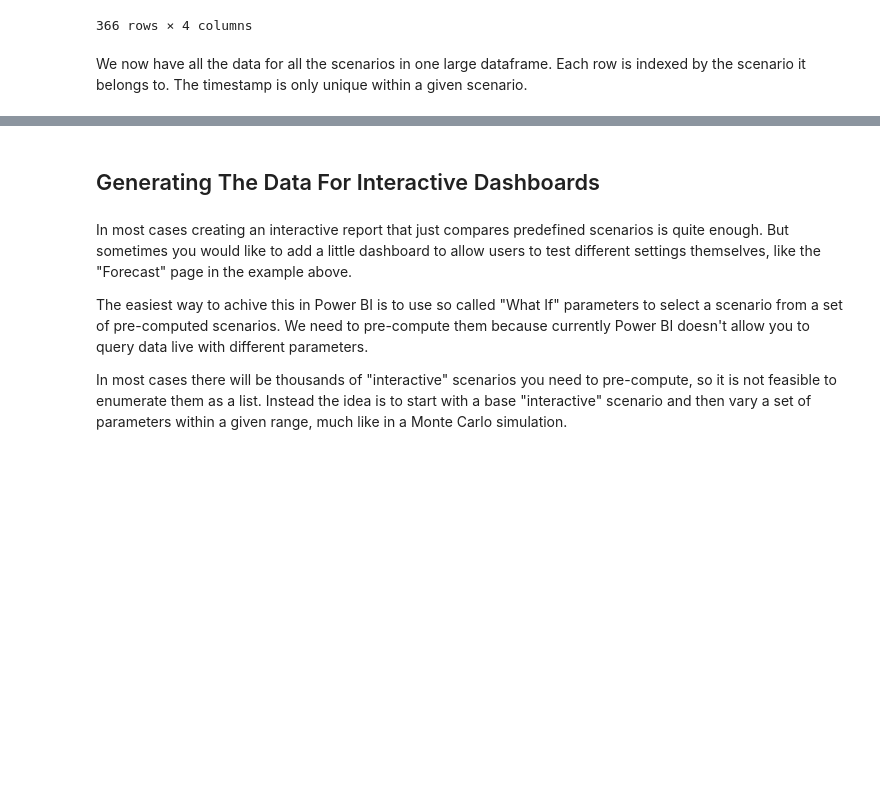
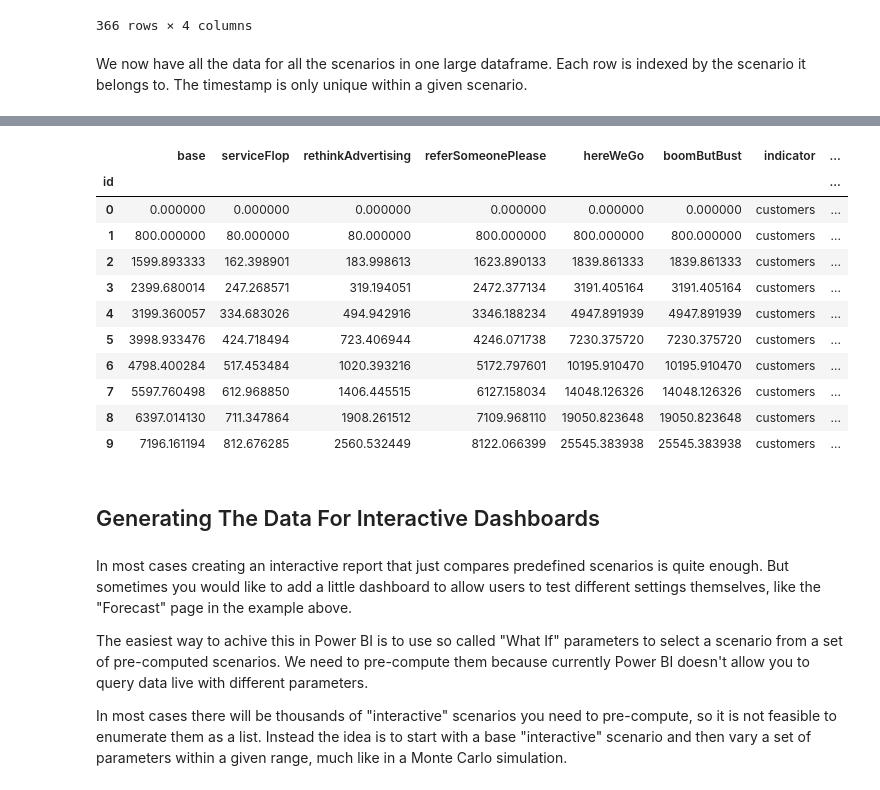
Before and after one commit to transentis/bptk_py_tutorial, a Jupyter notebook: how_to_exporting_simulation_results.ipynb, the cells around one changed output, grey strips where cells are left out. Cells and saved outputs as stored; diff of their text form; code cells hidden in the pictures; blank space fills up the shorter version.

```diff
--- a/how_to_exporting_simulation_results.ipynb
+++ b/how_to_exporting_simulation_results.ipynb
@@ -159,3 +173,48 @@ We now have all the data for all the scenarios in one large dataframe. Each row
+# %%
+# create a new dataframe with a column for each scenario, indexed by time and indicator
+indicator_dfs = []
+for scenario_no, scenario in enumerate(scenarios):
+
+    scenario_dfs=[]
+    # loop through the equations
+    for equation in equations:
+        # add a column which will contain the name of the indicator
+        df = bptk.plot_scenarios(
+            scenario_managers=[scenario_manager],
+            scenarios=[scenario],
+            equations=[equation],
+            return_df=True)
+        df.rename(columns={equation:scenario},inplace=True)
+        if scenario_no is len(scenarios)-1:
+            df["indicator"] = [equation] * len(df.index)
+            df["time"] = df.index
+        scenario_dfs +=[df]
+
+    # conacate the indicators for the scenario (i.e. along axis 0)
+    indicators_scenario_tab = pd.concat(scenario_dfs, axis=0,ignore_index=True,sort=False)
+
+    # create a new column which will contain the time step (which won't be a unique index anymore, as we are concatenating many scenarios)
+
+    indicator_dfs += [indicators_scenario_tab]
+
+#concatenate all the scenario columns (i.e. along axis 1)
+indicators_tab=pd.concat(indicator_dfs,axis=1,sort=False)
+indicators_tab.index.name="id"
+# %%
+indicators_tab[0:10]
+# %% [output]
+|  | base | serviceFlop | rethinkAdvertising | referSomeonePlease | hereWeGo | boomButBust | indicator | ... |
+| id |  |  |  |  |  |  |  | ... |
+| 0 | 0.000000 | 0.000000 | 0.000000 | 0.000000 | 0.000000 | 0.000000 | customers | ... |
+| 1 | 800.000000 | 80.000000 | 80.000000 | 800.000000 | 800.000000 | 800.000000 | customers | ... |
+| 2 | 1599.893333 | 162.398901 | 183.998613 | 1623.890133 | 1839.861333 | 1839.861333 | customers | ... |
+| 3 | 2399.680014 | 247.268571 | 319.194051 | 2472.377134 | 3191.405164 | 3191.405164 | customers | ... |
+| 4 | 3199.360057 | 334.683026 | 494.942916 | 3346.188234 | 4947.891939 | 4947.891939 | customers | ... |
+| 5 | 3998.933476 | 424.718494 | 723.406944 | 4246.071738 | 7230.375720 | 7230.375720 | customers | ... |
+| 6 | 4798.400284 | 517.453484 | 1020.393216 | 5172.797601 | 10195.910470 | 10195.910470 | customers | ... |
+| 7 | 5597.760498 | 612.968850 | 1406.445515 | 6127.158034 | 14048.126326 | 14048.126326 | customers | ... |
+| 8 | 6397.014130 | 711.347864 | 1908.261512 | 7109.968110 | 19050.823648 | 19050.823648 | customers | ... |
+| 9 | 7196.161194 | 812.676285 | 2560.532449 | 8122.066399 | 25545.383938 | 25545.383938 | customers | ... |
 # %% [markdown]
 ## Generating The Data For Interactive Dashboards
 # %% [markdown]
```
Also changed, not shown: parts of 6 cells of this notebook.
